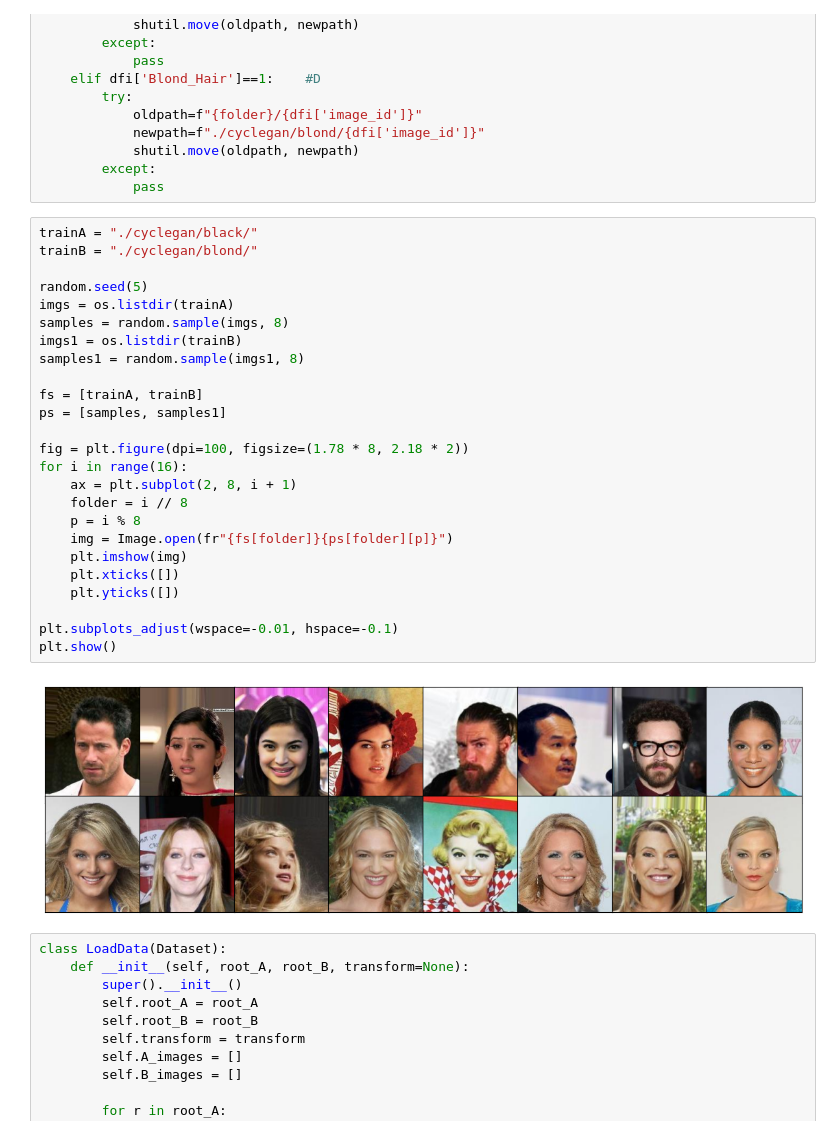
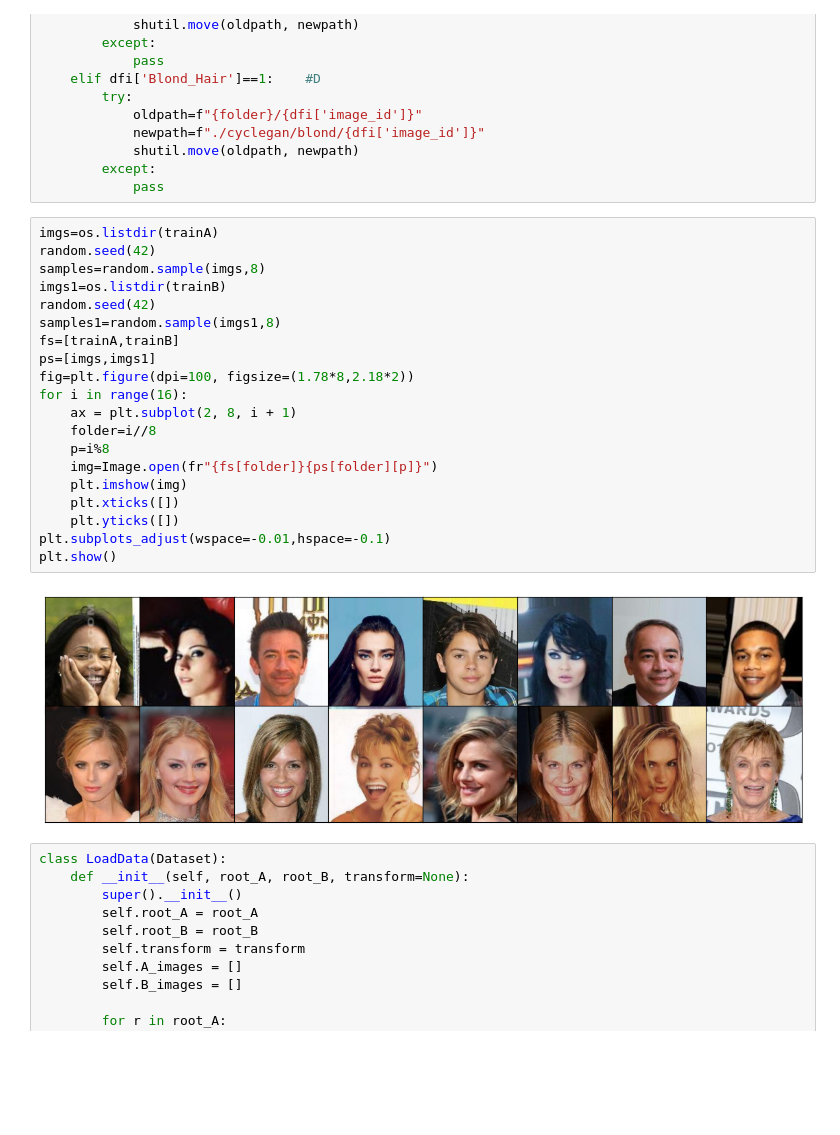
Before and after one commit to mrhamedani/Gen-AI-projects-Pytorch, a Jupyter notebook: 5_blonde_black_hair_CelebFaces.ipynb, the cells around one changed output. Drawn from its saved outputs; the diff is of its cells as text; blank space fills up the shorter version.

```diff
--- a/5_blonde_black_hair_CelebFaces.ipynb
+++ b/5_blonde_black_hair_CelebFaces.ipynb
@@ -49,32 +49,27 @@ for i in range(len(df)):
         except:
             pass
 # %%
-trainA = "./cyclegan/black/"
-trainB = "./cyclegan/blond/"
-
-random.seed(5)
-imgs = os.listdir(trainA)
-samples = random.sample(imgs, 8)
-imgs1 = os.listdir(trainB)
-samples1 = random.sample(imgs1, 8)
-
-fs = [trainA, trainB]
-ps = [samples, samples1]
-
-fig = plt.figure(dpi=100, figsize=(1.78 * 8, 2.18 * 2))
+imgs=os.listdir(trainA)
+random.seed(42)
+samples=random.sample(imgs,8)
+imgs1=os.listdir(trainB)
+random.seed(42)
+samples1=random.sample(imgs1,8)
+fs=[trainA,trainB]
+ps=[imgs,imgs1]
+fig=plt.figure(dpi=100, figsize=(1.78*8,2.18*2))
 for i in range(16):
     ax = plt.subplot(2, 8, i + 1)
-    folder = i // 8
-    p = i % 8
-    img = Image.open(fr"{fs[folder]}{ps[folder][p]}")
+    folder=i//8
+    p=i%8
+    img=Image.open(fr"{fs[folder]}{ps[folder][p]}")
     plt.imshow(img)
     plt.xticks([])
     plt.yticks([])
-
-plt.subplots_adjust(wspace=-0.01, hspace=-0.1)
+plt.subplots_adjust(wspace=-0.01,hspace=-0.1)
 plt.show()
 # %% [output]
-[figure, old version]
+[figure, new version]
 # %%
 class LoadData(Dataset):
     def __init__(self, root_A, root_B, transform=None):
```
Also changed, not shown: parts of 9 cells of this notebook.
